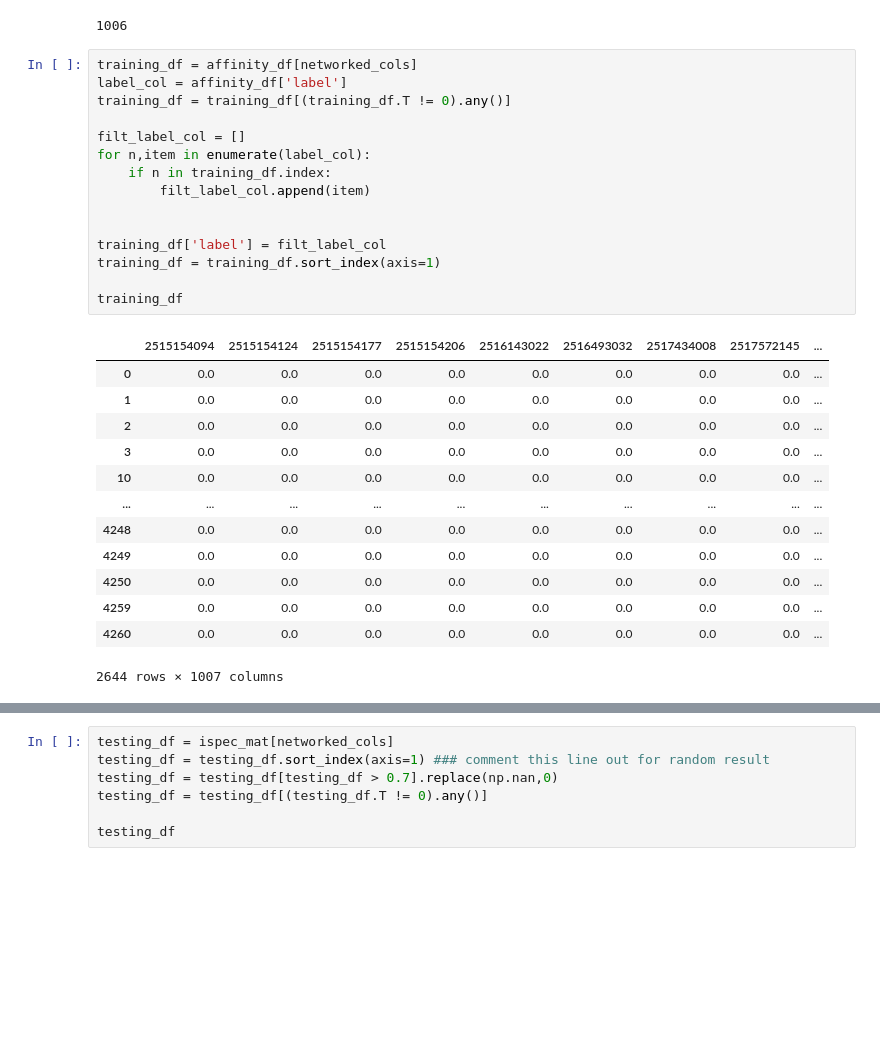
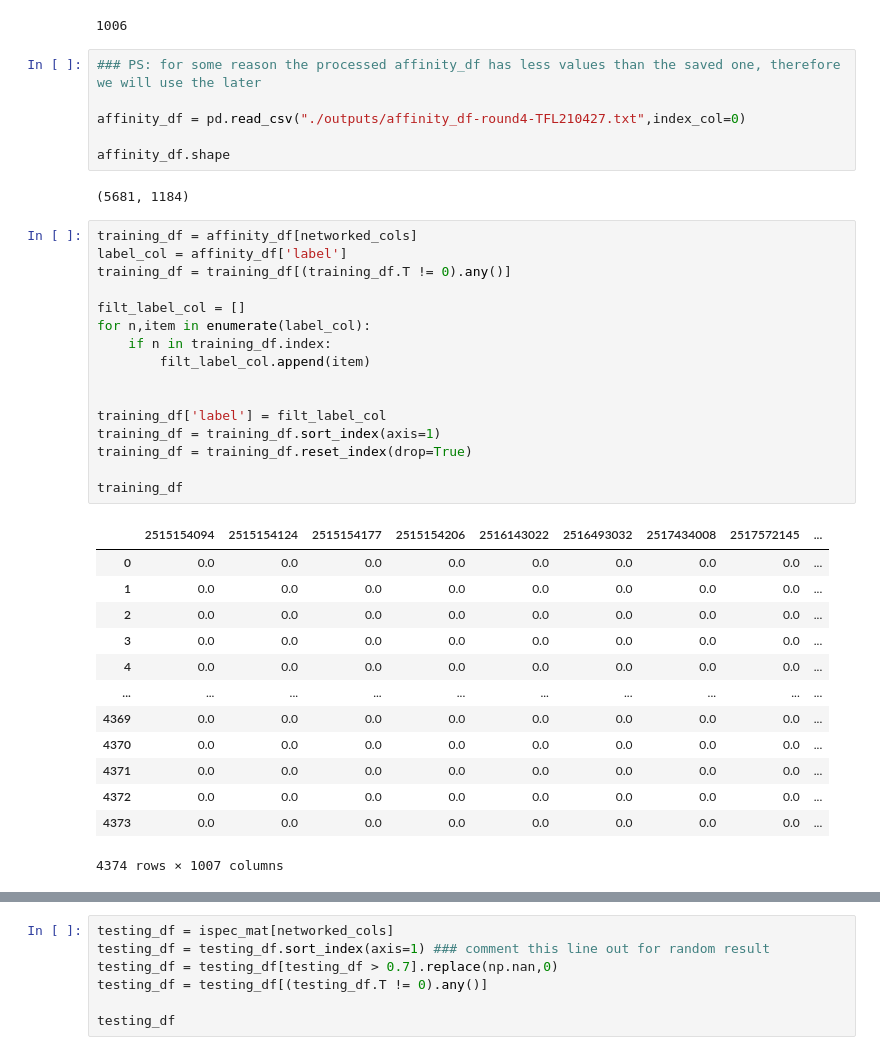
Before and after one commit to tiagolbiotech/NPOmix, a Jupyter notebook: notebook3_main-round4-210426.ipynb, the cells around one changed output, grey strips where cells are left out. Saved outputs shown, nothing was run; the diff lists cells and outputs as text; blank space fills up the shorter version.

Commit message:
trying to fix notebook3 round 4

```diff
--- a/notebook3_main-round4-210426.ipynb
+++ b/notebook3_main-round4-210426.ipynb
@@ -469,35 +469,44 @@ for item in ispec_mat.columns:
 len(networked_cols)
 # %% [output]
 1006
+# %%
+### PS: for some reason the processed affinity_df has less values than the saved one, therefore we will use the later
+
+affinity_df = pd.read_csv("./outputs/affinity_df-round4-TFL210427.txt",index_col=0)
+
+affinity_df.shape
+# %% [output]
+(5681, 1184)
 # %%
 training_df = affinity_df[networked_cols]
 label_col = affinity_df['label']
 training_df = training_df[(training_df.T != 0).any()]
 
 filt_label_col = []
 for n,item in enumerate(label_col):
     if n in training_df.index:
         filt_label_col.append(item)
 
 
 training_df['label'] = filt_label_col
 training_df = training_df.sort_index(axis=1)
+training_df = training_df.reset_index(drop=True)
 
 training_df
 # %% [output]
 |  | 2515154094 | 2515154124 | 2515154177 | 2515154206 | 2516143022 | 2516493032 | 2517434008 | 2517572145 | ... |
 | 0 | 0.0 | 0.0 | 0.0 | 0.0 | 0.0 | 0.0 | 0.0 | 0.0 | ... |
 | 1 | 0.0 | 0.0 | 0.0 | 0.0 | 0.0 | 0.0 | 0.0 | 0.0 | ... |
 | 2 | 0.0 | 0.0 | 0.0 | 0.0 | 0.0 | 0.0 | 0.0 | 0.0 | ... |
 | 3 | 0.0 | 0.0 | 0.0 | 0.0 | 0.0 | 0.0 | 0.0 | 0.0 | ... |
-| 10 | 0.0 | 0.0 | 0.0 | 0.0 | 0.0 | 0.0 | 0.0 | 0.0 | ... |
+| 4 | 0.0 | 0.0 | 0.0 | 0.0 | 0.0 | 0.0 | 0.0 | 0.0 | ... |
 | ... | ... | ... | ... | ... | ... | ... | ... | ... | ... |
-| 4248 | 0.0 | 0.0 | 0.0 | 0.0 | 0.0 | 0.0 | 0.0 | 0.0 | ... |
-| 4249 | 0.0 | 0.0 | 0.0 | 0.0 | 0.0 | 0.0 | 0.0 | 0.0 | ... |
-| 4250 | 0.0 | 0.0 | 0.0 | 0.0 | 0.0 | 0.0 | 0.0 | 0.0 | ... |
-| 4259 | 0.0 | 0.0 | 0.0 | 0.0 | 0.0 | 0.0 | 0.0 | 0.0 | ... |
-| 4260 | 0.0 | 0.0 | 0.0 | 0.0 | 0.0 | 0.0 | 0.0 | 0.0 | ... |
+| 4369 | 0.0 | 0.0 | 0.0 | 0.0 | 0.0 | 0.0 | 0.0 | 0.0 | ... |
+| 4370 | 0.0 | 0.0 | 0.0 | 0.0 | 0.0 | 0.0 | 0.0 | 0.0 | ... |
+| 4371 | 0.0 | 0.0 | 0.0 | 0.0 | 0.0 | 0.0 | 0.0 | 0.0 | ... |
+| 4372 | 0.0 | 0.0 | 0.0 | 0.0 | 0.0 | 0.0 | 0.0 | 0.0 | ... |
+| 4373 | 0.0 | 0.0 | 0.0 | 0.0 | 0.0 | 0.0 | 0.0 | 0.0 | ... |
-2644 rows × 1007 columns
+4374 rows × 1007 columns
 # %%
 training_df[training_df['2515154094'] != 0]
 # %% [output]
```
Also changed, not shown: parts of 14 cells of this notebook, 1 other file.
